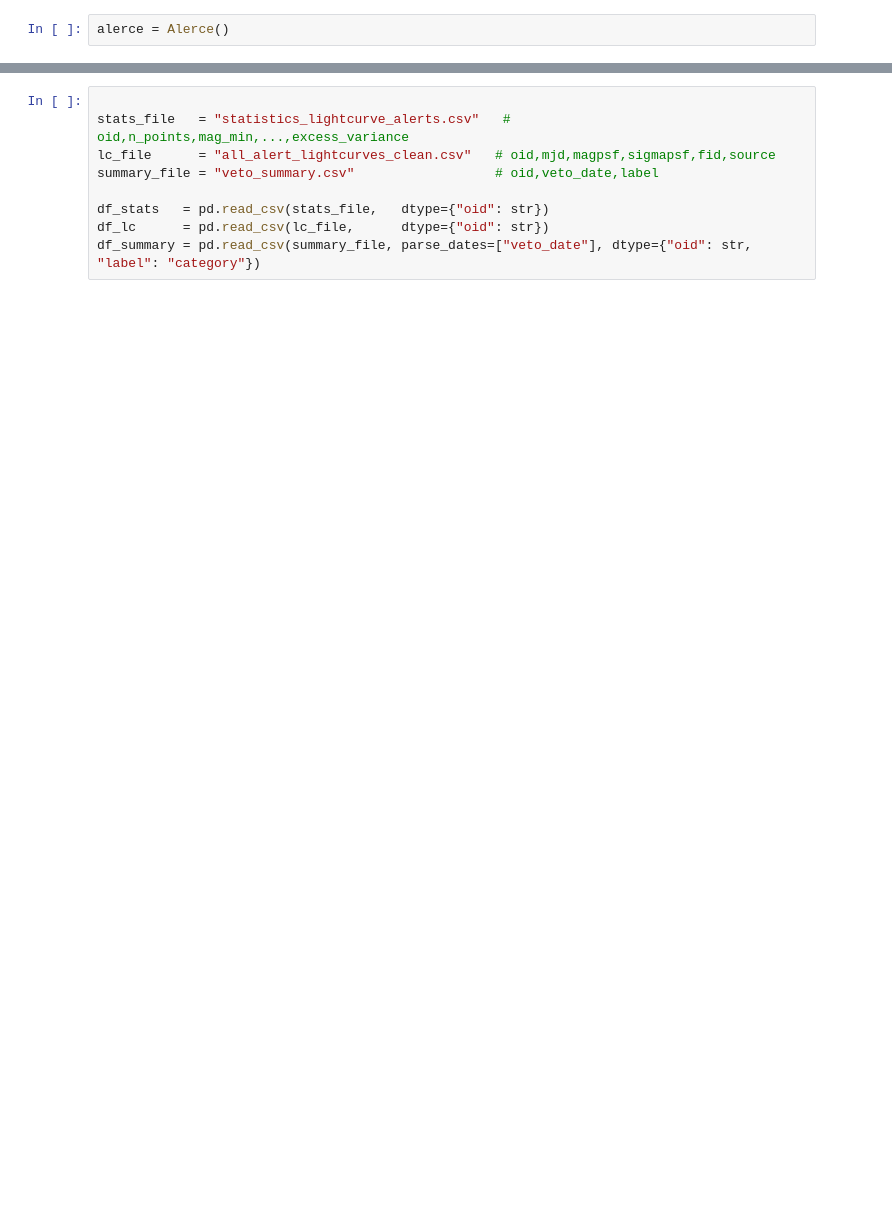
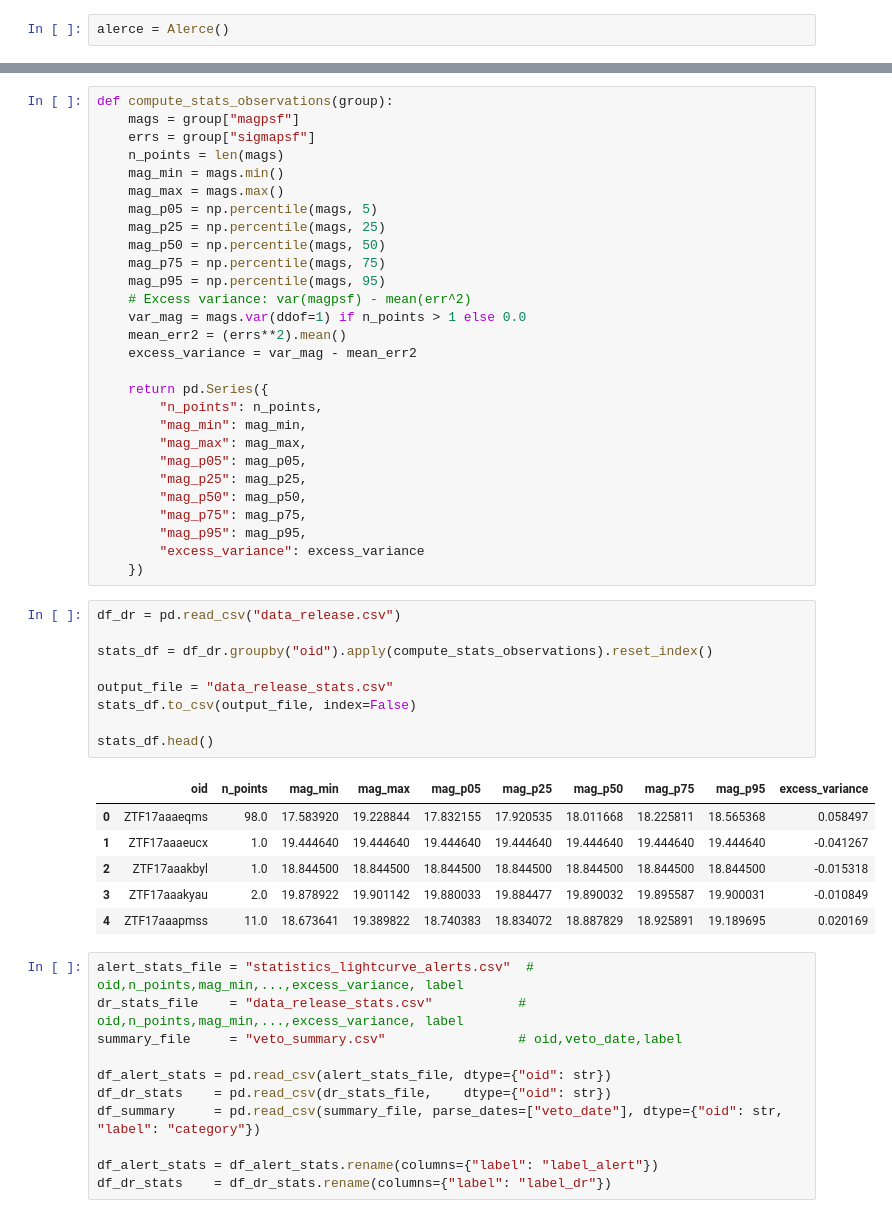
Before and after one commit to benjaminMancilla/AS4501-Proyect, a Jupyter notebook: model_dataframe.ipynb, the cells around one changed output, grey strips where cells are left out. Drawn from its saved outputs; the diff is of its cells as text; blank space fills up the shorter version.

Commit message:
Stats for DR and LC alerts consolidated (asuming the excess variance calculation)

```diff
--- a/model_dataframe.ipynb
+++ b/model_dataframe.ipynb
@@ -75,11 +99,57 @@ def procesar_folder(folder_path):
     return pd.concat(all_dfs, ignore_index=True) if all_dfs else pd.DataFrame()
+# %%
+def compute_stats_observations(group):
+    mags = group["magpsf"]
+    errs = group["sigmapsf"]
+    n_points = len(mags)
+    mag_min = mags.min()
+    mag_max = mags.max()
+    mag_p05 = np.percentile(mags, 5)
+    mag_p25 = np.percentile(mags, 25)
+    mag_p50 = np.percentile(mags, 50)
+    mag_p75 = np.percentile(mags, 75)
+    mag_p95 = np.percentile(mags, 95)
+    # Excess variance: var(magpsf) - mean(err^2)
+    var_mag = mags.var(ddof=1) if n_points > 1 else 0.0
+    mean_err2 = (errs**2).mean()
+    excess_variance = var_mag - mean_err2
+
+    return pd.Series({
+        "n_points": n_points,
+        "mag_min": mag_min,
+        "mag_max": mag_max,
+        "mag_p05": mag_p05,
+        "mag_p25": mag_p25,
+        "mag_p50": mag_p50,
+        "mag_p75": mag_p75,
+        "mag_p95": mag_p95,
+        "excess_variance": excess_variance
+    })
+# %%
+df_dr = pd.read_csv("data_release.csv")
+
+stats_df = df_dr.groupby("oid").apply(compute_stats_observations).reset_index()
+
+output_file = "data_release_stats.csv"
+stats_df.to_csv(output_file, index=False)
+
+stats_df.head()
+# %% [output]
+|  | oid | n_points | mag_min | mag_max | mag_p05 | mag_p25 | mag_p50 | mag_p75 | mag_p95 | excess_variance |
+| 0 | ZTF17aaaeqms | 98.0 | 17.583920 | 19.228844 | 17.832155 | 17.920535 | 18.011668 | 18.225811 | 18.565368 | 0.058497 |
+| 1 | ZTF17aaaeucx | 1.0 | 19.444640 | 19.444640 | 19.444640 | 19.444640 | 19.444640 | 19.444640 | 19.444640 | -0.041267 |
+| 2 | ZTF17aaakbyl | 1.0 | 18.844500 | 18.844500 | 18.844500 | 18.844500 | 18.844500 | 18.844500 | 18.844500 | -0.015318 |
+| 3 | ZTF17aaakyau | 2.0 | 19.878922 | 19.901142 | 19.880033 | 19.884477 | 19.890032 | 19.895587 | 19.900031 | -0.010849 |
+| 4 | ZTF17aaapmss | 11.0 | 18.673641 | 19.389822 | 18.740383 | 18.834072 | 18.887829 | 18.925891 | 19.189695 | 0.020169 |
 # %%
+alert_stats_file = "statistics_lightcurve_alerts.csv"  # oid,n_points,mag_min,...,excess_variance, label
+dr_stats_file    = "data_release_stats.csv"           # oid,n_points,mag_min,...,excess_variance, label
+summary_file     = "veto_summary.csv"                 # oid,veto_date,label
 
-stats_file   = "statistics_lightcurve_alerts.csv"   # oid,n_points,mag_min,...,excess_variance
-lc_file      = "all_alert_lightcurves_clean.csv"   # oid,mjd,magpsf,sigmapsf,fid,source
-summary_file = "veto_summary.csv"                  # oid,veto_date,label
+df_alert_stats = pd.read_csv(alert_stats_file, dtype={"oid": str})
+df_dr_stats    = pd.read_csv(dr_stats_file,    dtype={"oid": str})
+df_summary     = pd.read_csv(summary_file, parse_dates=["veto_date"], dtype={"oid": str, "label": "category"})
 
-df_stats   = pd.read_csv(stats_file,   dtype={"oid": str})
-df_lc      = pd.read_csv(lc_file,      dtype={"oid": str})
-df_summary = pd.read_csv(summary_file, parse_dates=["veto_date"], dtype={"oid": str, "label": "category"})
+df_alert_stats = df_alert_stats.rename(columns={"label": "label_alert"})
+df_dr_stats    = df_dr_stats.rename(columns={"label": "label_dr"})
 # %%
```
Also changed, not shown: parts of 16 cells of this notebook, 2 other files.
